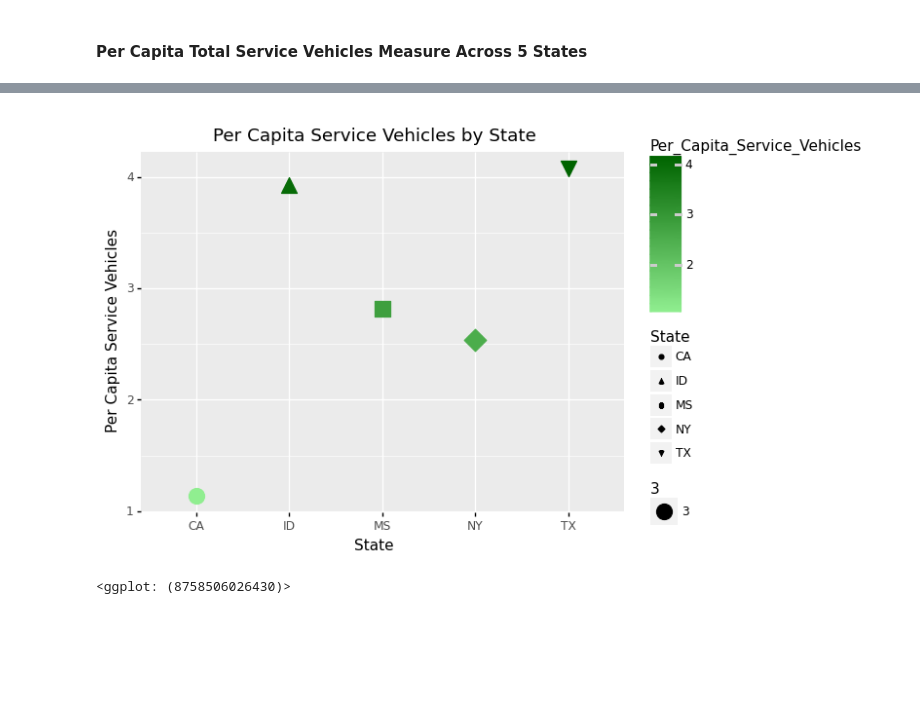
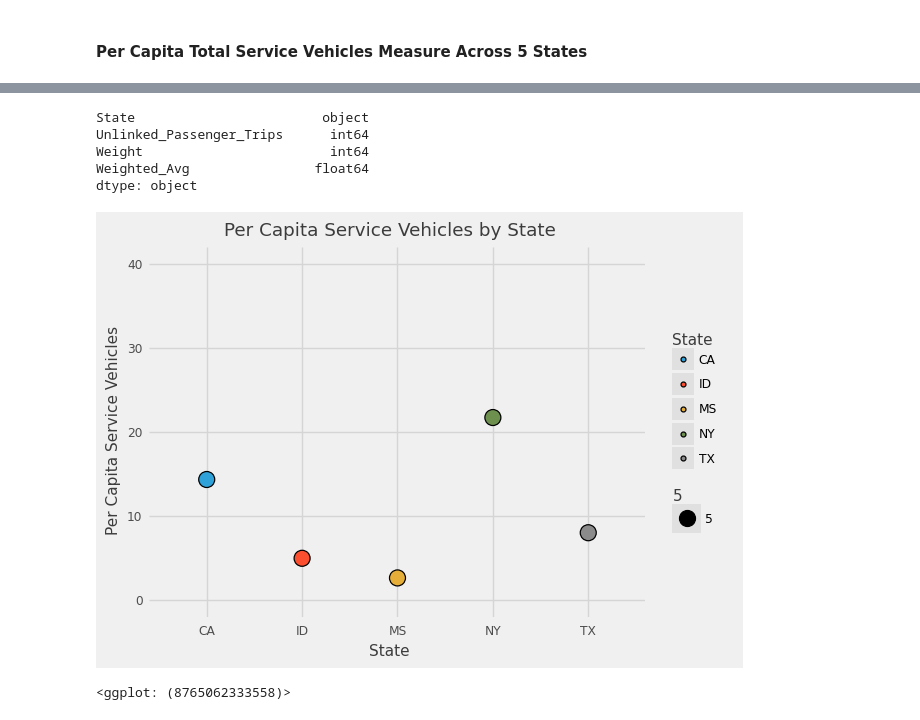
Before and after one commit to vevetron/data-analyses-test-lfs-wipe, a Jupyter notebook: Exercise2_AH.ipynb, the cells around one changed output, grey strips where cells are left out. Saved outputs shown, nothing was run; the diff lists cells and outputs as text; code cells hidden in the pictures; blank space fills up the shorter version.

Commit message:
added weighted avg and charts

```diff
--- a/Exercise2_AH.ipynb
+++ b/Exercise2_AH.ipynb
@@ -241,2 +154,9 @@ fare
+# %%
+pop = merge1[["State", "Primary_UZA_Population"]].drop_duplicates().groupby(['State']).agg({"Primary_UZA_Population": 'sum'})
+# %%
+vehicles = merge1[["State", "Total_Service_Vehicles"]].drop_duplicates().groupby(['State']).agg({"Total_Service_Vehicles": 'sum'})
+# %%
+merge_analysis = analysis.merge(pop, how = "inner", on = ["State"])
+merge_analysis = merge_analysis.merge(vehicles, how = "inner", on = ["State"])
 # %% [markdown]
 #### Per Capita Total Service Vehicles Measure Across 5 States
@@ -254,0 +163,2 @@ per_capita
+# %%
+per_capita = merge_analysis.assign(Per_Capita_Service_Vehicles = lambda x: (x.Total_Service_Vehicles / x.Primary_UZA_Population)*100000  ).reset_index(drop = True)
@@ -255,3 +198,11 @@ per_capita
+# %%
+final_unlinked.dtypes
+# %% [output]
+State                        object
+Unlinked_Passenger_Trips      int64
+Weight                        int64
+Weighted_Avg                float64
+dtype: object
 # %%
 from plotnine import *
 import altair as alt
@@ -260,7 +213,8 @@ from shared_utils import altair_utils
 # %%
-(ggplot(per_capita, aes('State', 'Per_Capita_Service_Vehicles', shape='State', size=3, color= 'Per_Capita_Service_Vehicles'))
- + geom_point()) + labs(title = "Per Capita Service Vehicles by State", y = "Per Capita Service Vehicles", x = "State") + scale_color_gradient(low="lightgreen",high="darkgreen")
+(ggplot(per_capita, aes('State', 'Per_Capita_Service_Vehicles', size=5,
+                        fill= 'State'))
+ + geom_point()) + labs(title = "Per Capita Service Vehicles by State", y = "Per Capita Service Vehicles", x = "State") +ylim(0,40) + theme_538() + scale_fill_manual(values=altair_utils.FIVETHIRTYEIGHT_CATEGORY_COLORS)
 # %% [output]
-[figure, old version]
+[figure, new version]
-<ggplot: (8758506026430)>
+<ggplot: (8765062333558)>
 # %%
```
Also changed, not shown: parts of 35 cells of this notebook.
